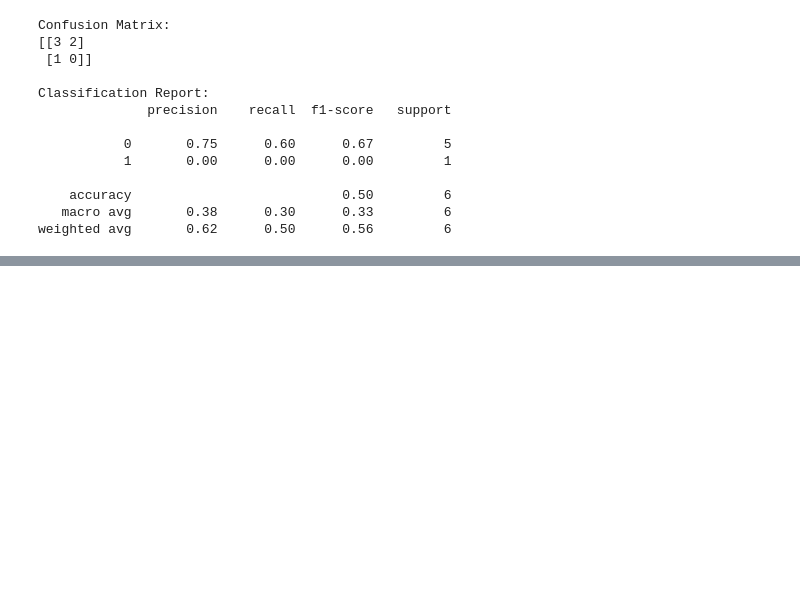
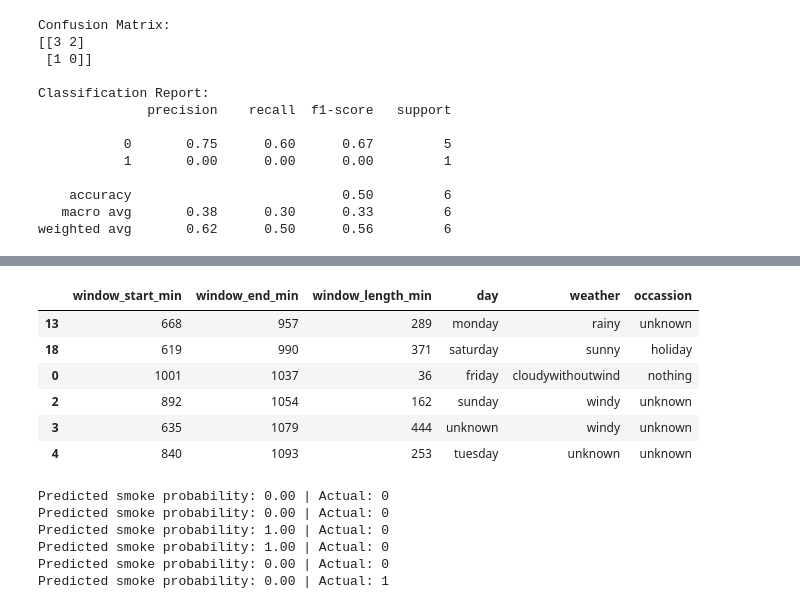
Before and after one commit to ianwright27/Deep-Learning-Chronicles, a Jupyter notebook: air_quality_prediction/main.ipynb, the cells around one changed output, grey strips where cells are left out. Cells and saved outputs as stored; diff of their text form; code cells hidden in the pictures; blank space fills up the shorter version.

```diff
--- a/air_quality_prediction/main.ipynb
+++ b/air_quality_prediction/main.ipynb
@@ -227,0 +243,22 @@ weighted avg       0.62      0.50      0.56         6
+# %%
+X_test
+# %% [output]
+|  | window_start_min | window_end_min | window_length_min | day | weather | occassion |
+| 13 | 668 | 957 | 289 | monday | rainy | unknown |
+| 18 | 619 | 990 | 371 | saturday | sunny | holiday |
+| 0 | 1001 | 1037 | 36 | friday | cloudywithoutwind | nothing |
+| 2 | 892 | 1054 | 162 | sunday | windy | unknown |
+| 3 | 635 | 1079 | 444 | unknown | windy | unknown |
+| 4 | 840 | 1093 | 253 | tuesday | unknown | unknown |
+# %%
+y_proba = pipeline.predict_proba(X_test)[:, 1]
+
+for prob, actual in zip(y_proba, y_test):
+    print(f"Predicted smoke probability: {prob:.2f} | Actual: {actual}")
+# %% [output]
+Predicted smoke probability: 0.00 | Actual: 0
+Predicted smoke probability: 0.00 | Actual: 0
+Predicted smoke probability: 1.00 | Actual: 0
+Predicted smoke probability: 1.00 | Actual: 0
+Predicted smoke probability: 0.00 | Actual: 0
+Predicted smoke probability: 0.00 | Actual: 1
```
Also changed, not shown: parts of 10 cells of this notebook, 1 other file.
